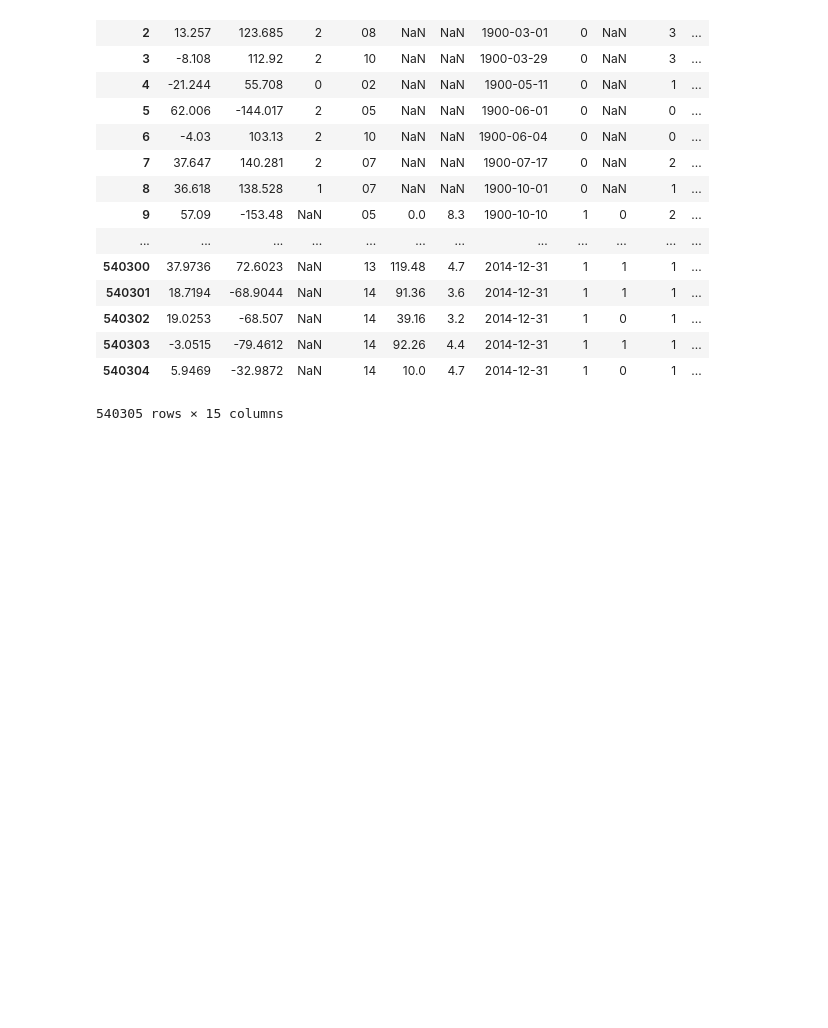
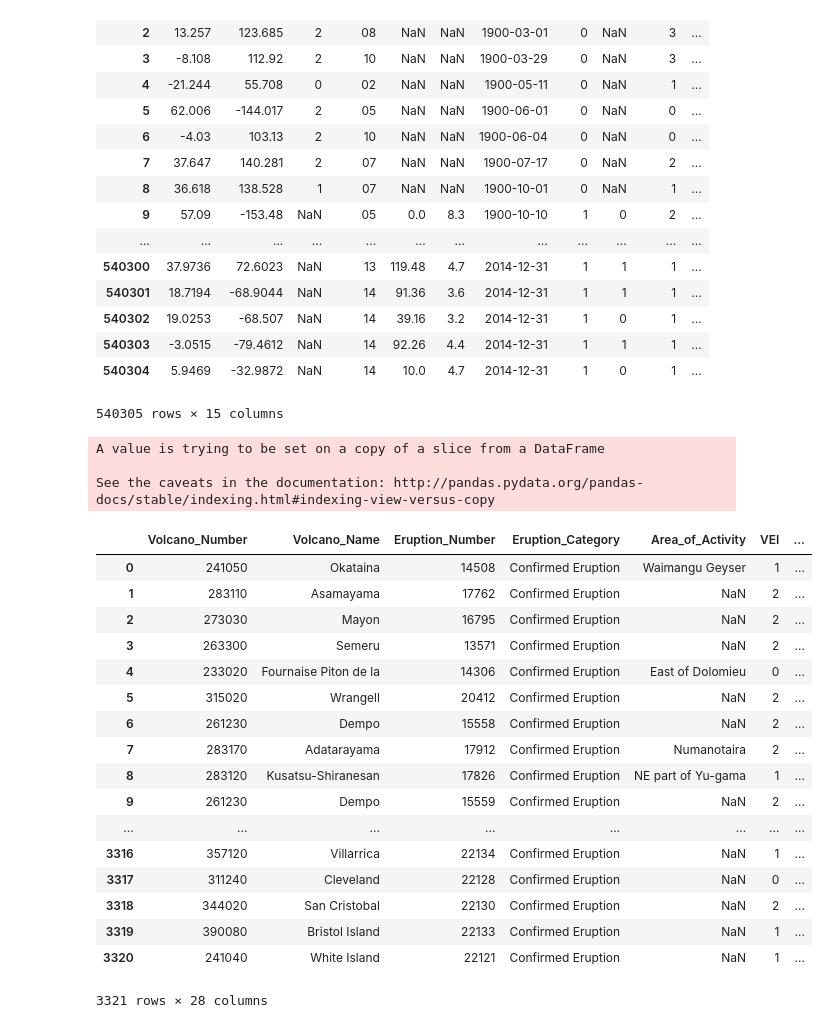
Before and after one commit to cindy233/EarthquakeSequential, a Jupyter notebook: Untitled.ipynb, the cells around one changed output. Cells and saved outputs as stored; diff of their text form; code cells hidden in the pictures; blank space fills up the shorter version.

```diff
--- a/Untitled.ipynb
+++ b/Untitled.ipynb
@@ -280,3 +308,41 @@ df
 | 540303 | -3.0515 | -79.4612 | NaN | 14 | 92.26 | 4.4 | 2014-12-31 | 1 | 1 | 1 | ... |
 | 540304 | 5.9469 | -32.9872 | NaN | 14 | 10.0 | 4.7 | 2014-12-31 | 1 | 0 | 1 | ... |
 540305 rows × 15 columns
+# %%
+import numpy as np
+import pandas as pd
+df1 = pd.read_csv('allvolcanoes.csv', dtype=object)
+df1['startdate'] = df1.apply(lambda row: '{0}/{1}/{2}'.format(row['Start_Month'],row['Start_Day'],row['Start_Year']), axis=1)
+df1['enddate'] = df1.apply(lambda row: '{0}/{1}/{2}'.format(row['End_Month'],row['End_Day'],row['End_Year']), axis = 1)
+#print(df1['startdate'])
+df1['startdate'] = pd.to_datetime(df1.startdate)
+for i in (0, len(df1)):
+    try:
+        df1['enddate'][i] = pd.to_datetime(df1['enddate'][i])
+    except:
+        ValueError
+df1 = df1.sort_values(by = ['startdate'])
+df1['type'] = '3'
+df1
+# %% [output]
+A value is trying to be set on a copy of a slice from a DataFrame
+
+See the caveats in the documentation: http://pandas.pydata.org/pandas-docs/stable/indexing.html#indexing-view-versus-copy
+|  | Volcano_Number | Volcano_Name | Eruption_Number | Eruption_Category | Area_of_Activity | VEI | ... |
+| 0 | 241050 | Okataina | 14508 | Confirmed Eruption | Waimangu Geyser | 1 | ... |
+| 1 | 283110 | Asamayama | 17762 | Confirmed Eruption | NaN | 2 | ... |
+| 2 | 273030 | Mayon | 16795 | Confirmed Eruption | NaN | 2 | ... |
+| 3 | 263300 | Semeru | 13571 | Confirmed Eruption | NaN | 2 | ... |
+| 4 | 233020 | Fournaise Piton de la | 14306 | Confirmed Eruption | East of Dolomieu | 0 | ... |
+| 5 | 315020 | Wrangell | 20412 | Confirmed Eruption | NaN | 2 | ... |
+| 6 | 261230 | Dempo | 15558 | Confirmed Eruption | NaN | 2 | ... |
+| 7 | 283170 | Adatarayama | 17912 | Confirmed Eruption | Numanotaira | 2 | ... |
+| 8 | 283120 | Kusatsu-Shiranesan | 17826 | Confirmed Eruption | NE part of Yu-gama | 1 | ... |
+| 9 | 261230 | Dempo | 15559 | Confirmed Eruption | NaN | 2 | ... |
+| ... | ... | ... | ... | ... | ... | ... | ... |
+| 3316 | 357120 | Villarrica | 22134 | Confirmed Eruption | NaN | 1 | ... |
+| 3317 | 311240 | Cleveland | 22128 | Confirmed Eruption | NaN | 0 | ... |
+| 3318 | 344020 | San Cristobal | 22130 | Confirmed Eruption | NaN | 2 | ... |
+| 3319 | 390080 | Bristol Island | 22133 | Confirmed Eruption | NaN | 1 | ... |
+| 3320 | 241040 | White Island | 22121 | Confirmed Eruption | NaN | 1 | ... |
+3321 rows × 28 columns
```
Also changed, not shown: parts of 7 cells of this notebook, 16 other files.
